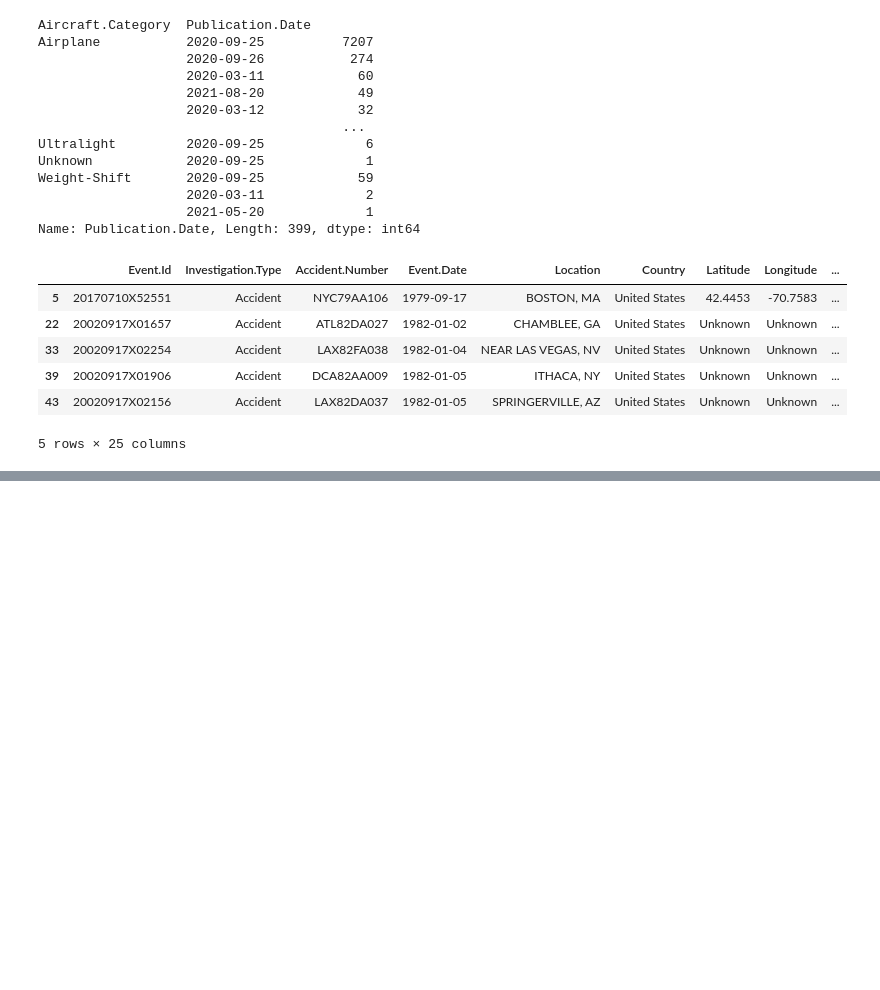
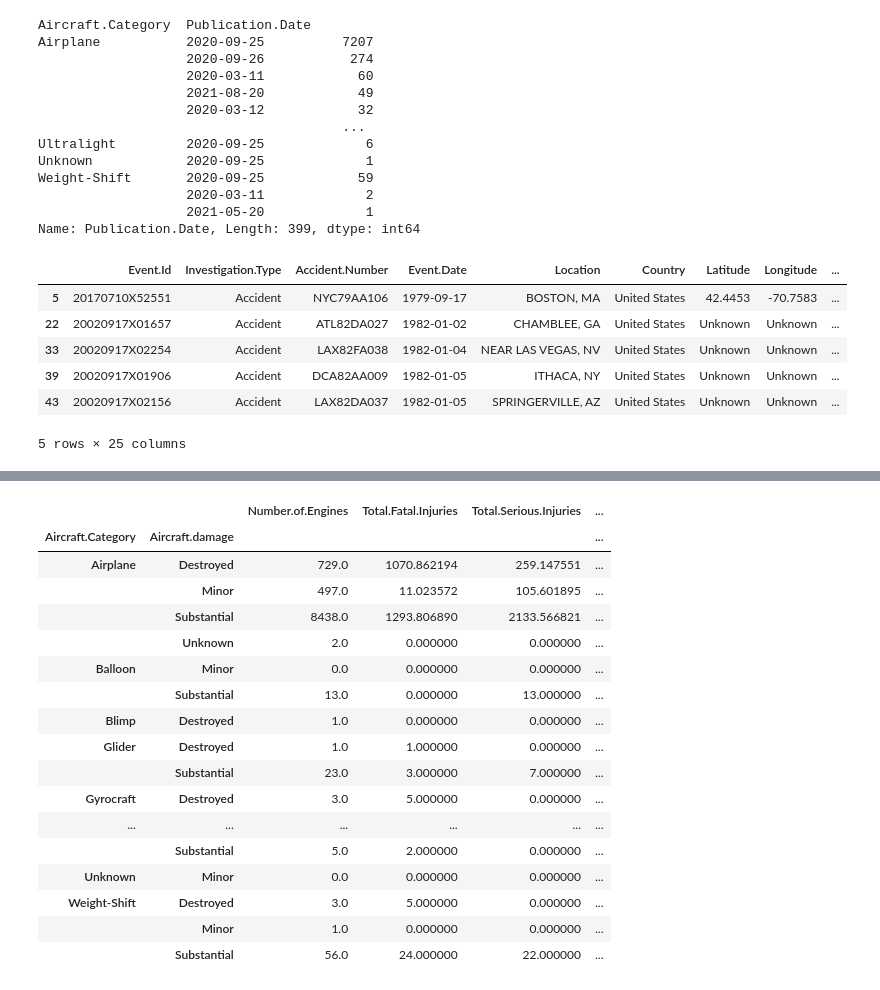
Before and after one commit to Ivet566/PHASE-1-PROJECT, a Jupyter notebook: Ivet Ph1.ipynb, the cells around one changed output, grey strips where cells are left out. Drawn from its saved outputs; the diff is of its cells as text; code cells hidden in the pictures; blank space fills up the shorter version.

```diff
--- a/Ivet Ph1.ipynb
+++ b/Ivet Ph1.ipynb
@@ -998,0 +1045,21 @@ aviation_df.head()
+# %%
+aviation_df.groupby(['Aircraft.Category','Aircraft.damage']).sum()
+# %% [output]
+|  |  | Number.of.Engines | Total.Fatal.Injuries | Total.Serious.Injuries | ... |
+| Aircraft.Category | Aircraft.damage |  |  |  | ... |
+| Airplane | Destroyed | 729.0 | 1070.862194 | 259.147551 | ... |
+|  | Minor | 497.0 | 11.023572 | 105.601895 | ... |
+|  | Substantial | 8438.0 | 1293.806890 | 2133.566821 | ... |
+|  | Unknown | 2.0 | 0.000000 | 0.000000 | ... |
+| Balloon | Minor | 0.0 | 0.000000 | 0.000000 | ... |
+|  | Substantial | 13.0 | 0.000000 | 13.000000 | ... |
+| Blimp | Destroyed | 1.0 | 0.000000 | 0.000000 | ... |
+| Glider | Destroyed | 1.0 | 1.000000 | 0.000000 | ... |
+|  | Substantial | 23.0 | 3.000000 | 7.000000 | ... |
+| Gyrocraft | Destroyed | 3.0 | 5.000000 | 0.000000 | ... |
+| ... | ... | ... | ... | ... | ... |
+|  | Substantial | 5.0 | 2.000000 | 0.000000 | ... |
+| Unknown | Minor | 0.0 | 0.000000 | 0.000000 | ... |
+| Weight-Shift | Destroyed | 3.0 | 5.000000 | 0.000000 | ... |
+|  | Minor | 1.0 | 0.000000 | 0.000000 | ... |
+|  | Substantial | 56.0 | 24.000000 | 22.000000 | ... |
```
Also changed, not shown: parts of 58 cells of this notebook.
